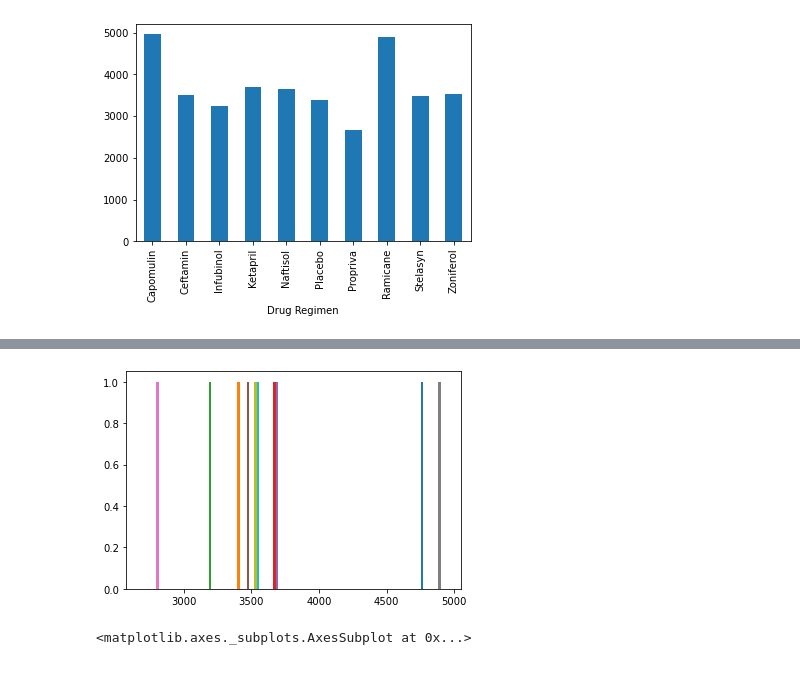
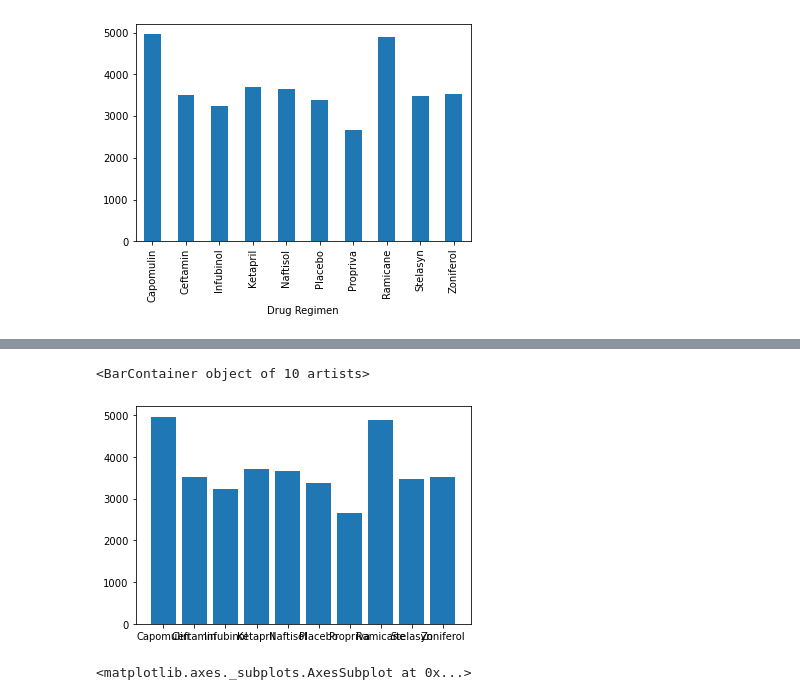
Before and after one commit to turkishfilms/visualization-challenge, a Jupyter notebook: pyma_study.ipynb, the cells around one changed output, grey strips where cells are left out. Cells and saved outputs as stored; diff of their text form; code cells hidden in the pictures.

```diff
--- a/pyma_study.ipynb
+++ b/pyma_study.ipynb
@@ -71,8 +33,9 @@ Name: Timepoint, dtype: int64
 # %%
-plt.hist(pd.DataFrame(timepoints_by_drug))
-plt.show()
+plt.bar(timepoints_by_drug.index,timepoints_by_drug)
+# plt.show()
 # %% [output]
+<BarContainer object of 10 artists>
-[figure, old version]
+[figure, new version]
 # %%
 sex_distro = clean_full_df.groupby("Sex")["Sex"].count()
 sex_distro.plot(kind="pie")
```
Also changed, not shown: parts of 13 cells of this notebook.
